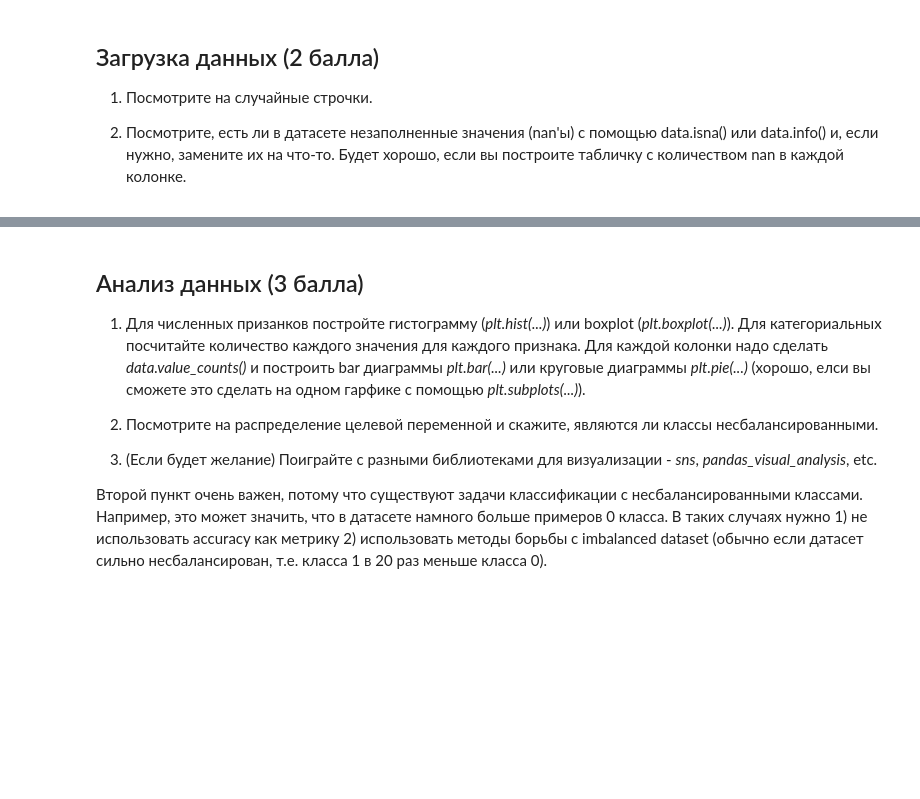
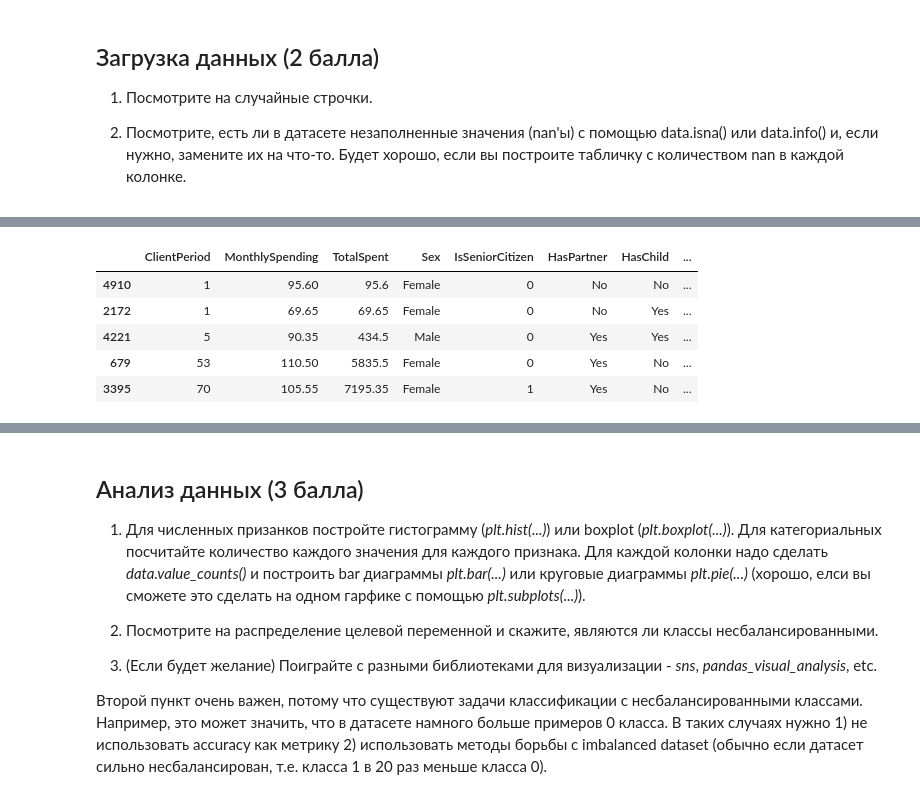
Before and after one commit to dancher00/dls, a Jupyter notebook: hw_3_kaggle.ipynb, the cells around one changed output, grey strips where cells are left out. Saved outputs shown, nothing was run; the diff lists cells and outputs as text; code cells hidden in the pictures; blank space fills up the shorter version.

```diff
--- a/hw_3_kaggle.ipynb
+++ b/hw_3_kaggle.ipynb
@@ -142,5 +162,14 @@ cat_cols = [
 
 feature_cols = num_cols + cat_cols
 target_col = 'Churn'
+# %%
+data.sample(5)
+# %% [output]
+|  | ClientPeriod | MonthlySpending | TotalSpent | Sex | IsSeniorCitizen | HasPartner | HasChild | ... |
+| 4910 | 1 | 95.60 | 95.6 | Female | 0 | No | No | ... |
+| 2172 | 1 | 69.65 | 69.65 | Female | 0 | No | Yes | ... |
+| 4221 | 5 | 90.35 | 434.5 | Male | 0 | Yes | Yes | ... |
+| 679 | 53 | 110.50 | 5835.5 | Female | 0 | Yes | No | ... |
+| 3395 | 70 | 105.55 | 7195.35 | Female | 1 | Yes | No | ... |
 # %%
 # YOUR CODE
```
Also changed, not shown: parts of 21 cells of this notebook.
